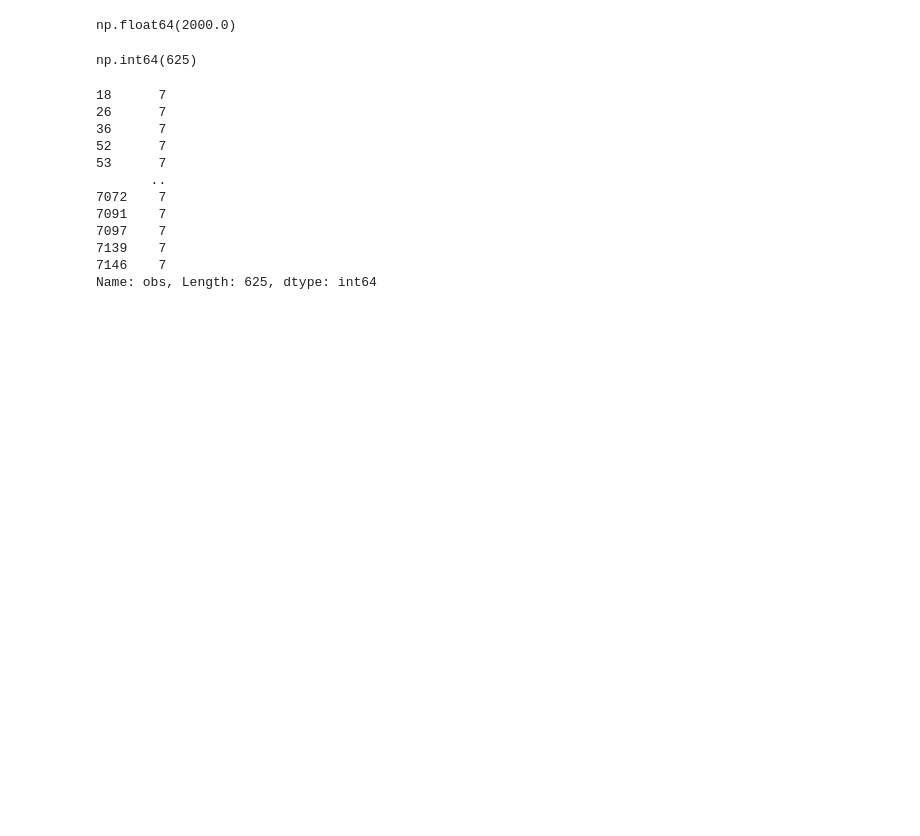
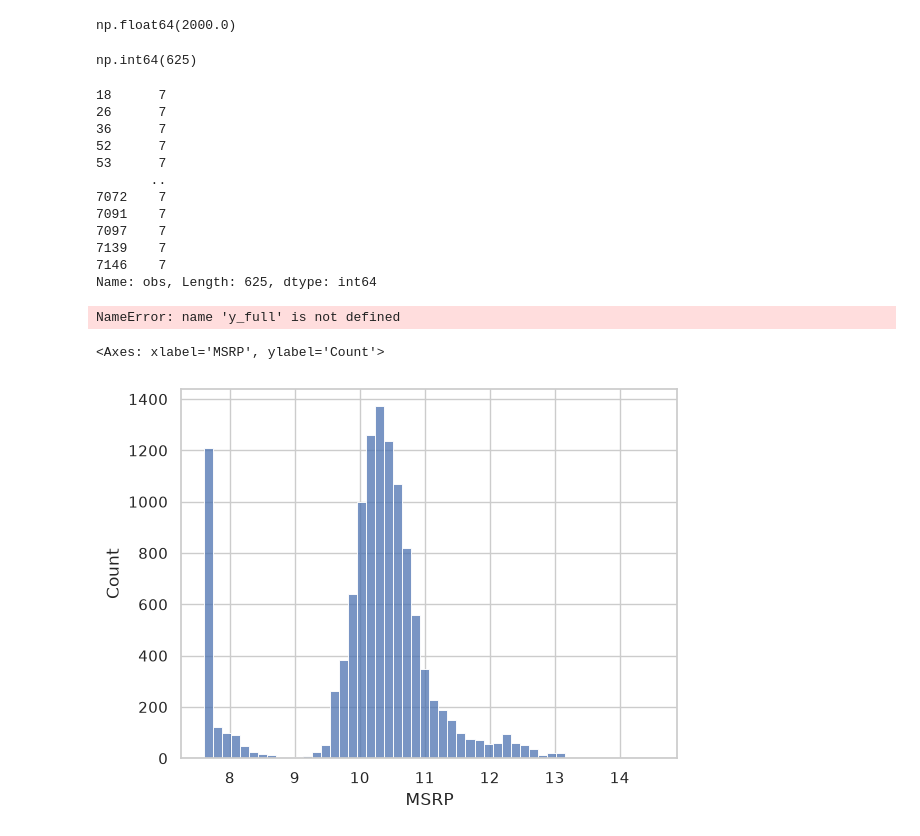
Before and after one commit to dangerpouse/zoomcamp---Machine-Learning, a Jupyter notebook: 02 - Regression/Full run using sklearn.ipynb, the cells around one changed output. Saved outputs shown, nothing was run; the diff lists cells and outputs as text; code cells hidden in the pictures; blank space fills up the shorter version.

```diff
--- a/02 - Regression/Full run using sklearn.ipynb
+++ b/02 - Regression/Full run using sklearn.ipynb
@@ -447,3 +447,13 @@ df_res[df_res.obs==np.log1p(2000)]['obs'].astype('int')
 7139    7
 7146    7
 Name: obs, Length: 625, dtype: int64
+# %%
+y_full
+# %% [output]
+NameError: name 'y_full' is not defined
+# %%
+ms = np.log1p(df.MSRP)
+sns.histplot(data=ms, bins=50)
+# %% [output]
+<Axes: xlabel='MSRP', ylabel='Count'>
+[figure, added]
```
Also changed, not shown: parts of 19 cells of this notebook.
